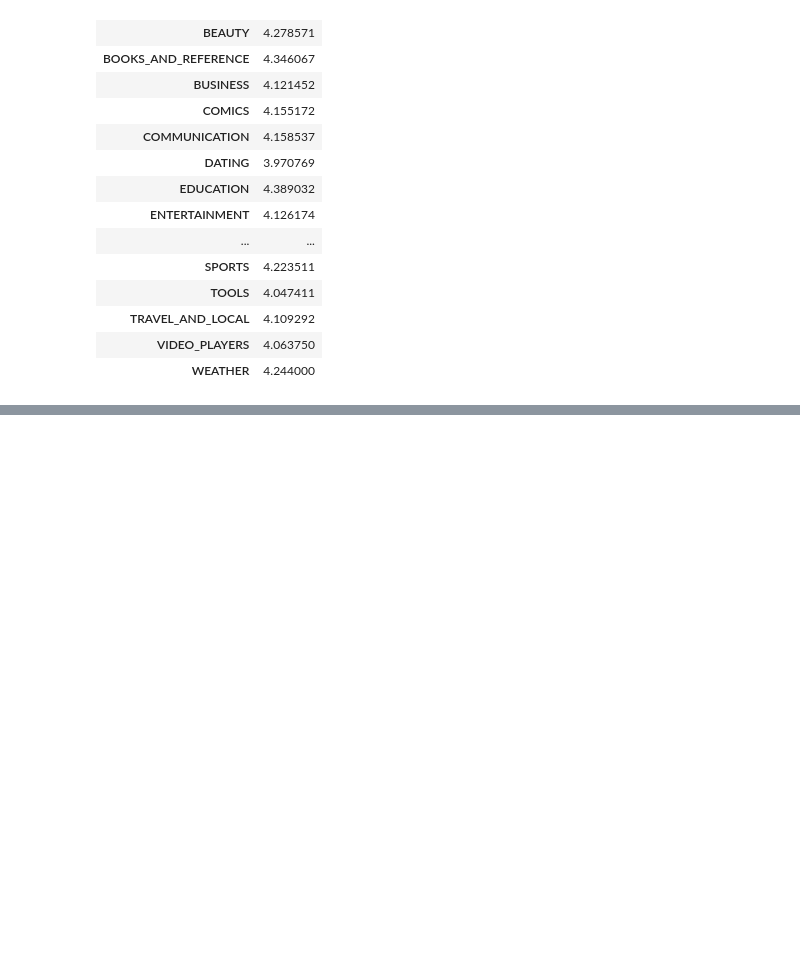
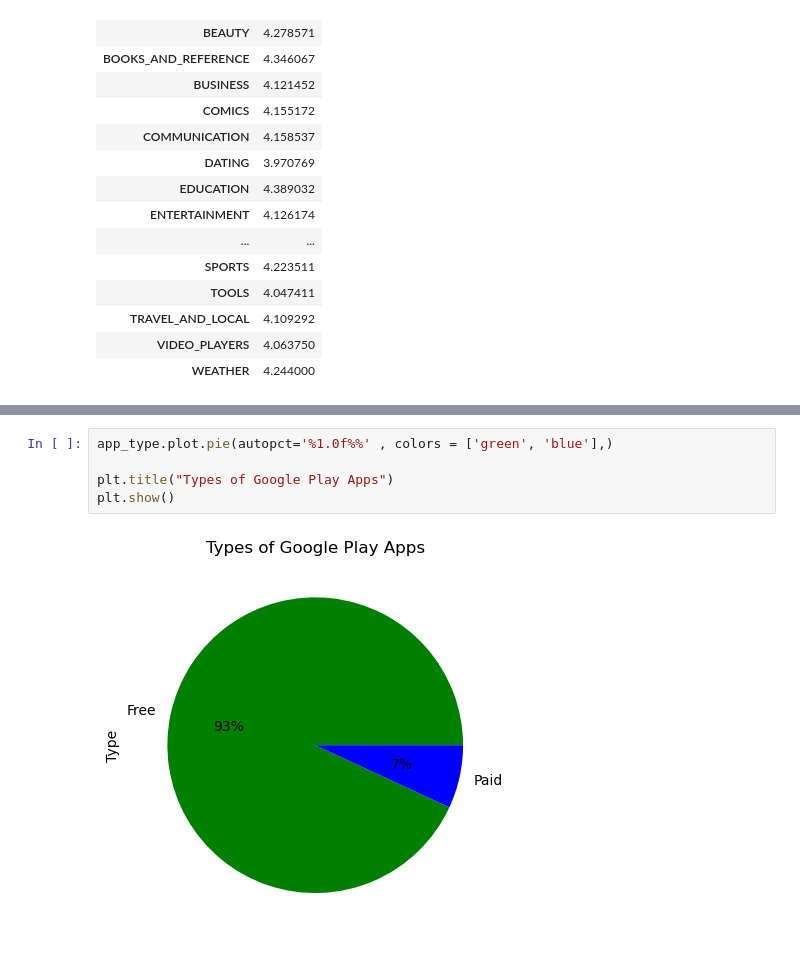
Before and after one commit to Tanya-Qader/google-play-store-project, a Jupyter notebook: Google_Playstore_Cleaning.ipynb, the cells around one changed output, grey strips where cells are left out. Drawn from its saved outputs; the diff is of its cells as text; blank space fills up the shorter version.

```diff
--- a/Google_Playstore_Cleaning.ipynb
+++ b/Google_Playstore_Cleaning.ipynb
@@ -241,0 +265,7 @@ maximum_review
+# %%
+app_type.plot.pie(autopct='%1.0f%%' , colors = ['green', 'blue'],)
+
+plt.title("Types of Google Play Apps")
+plt.show()
+# %% [output]
+[figure, added]
```
Also changed, not shown: parts of 16 cells of this notebook.
